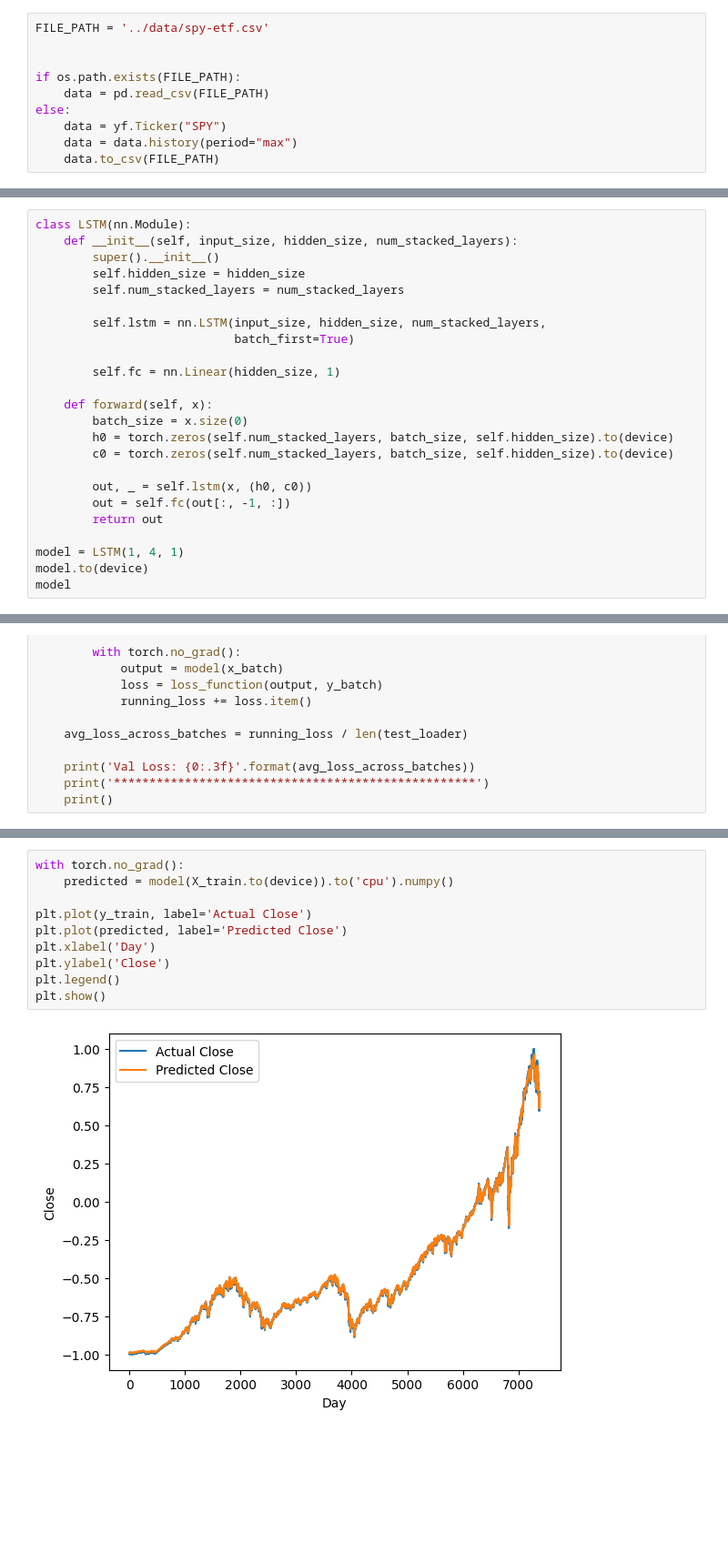
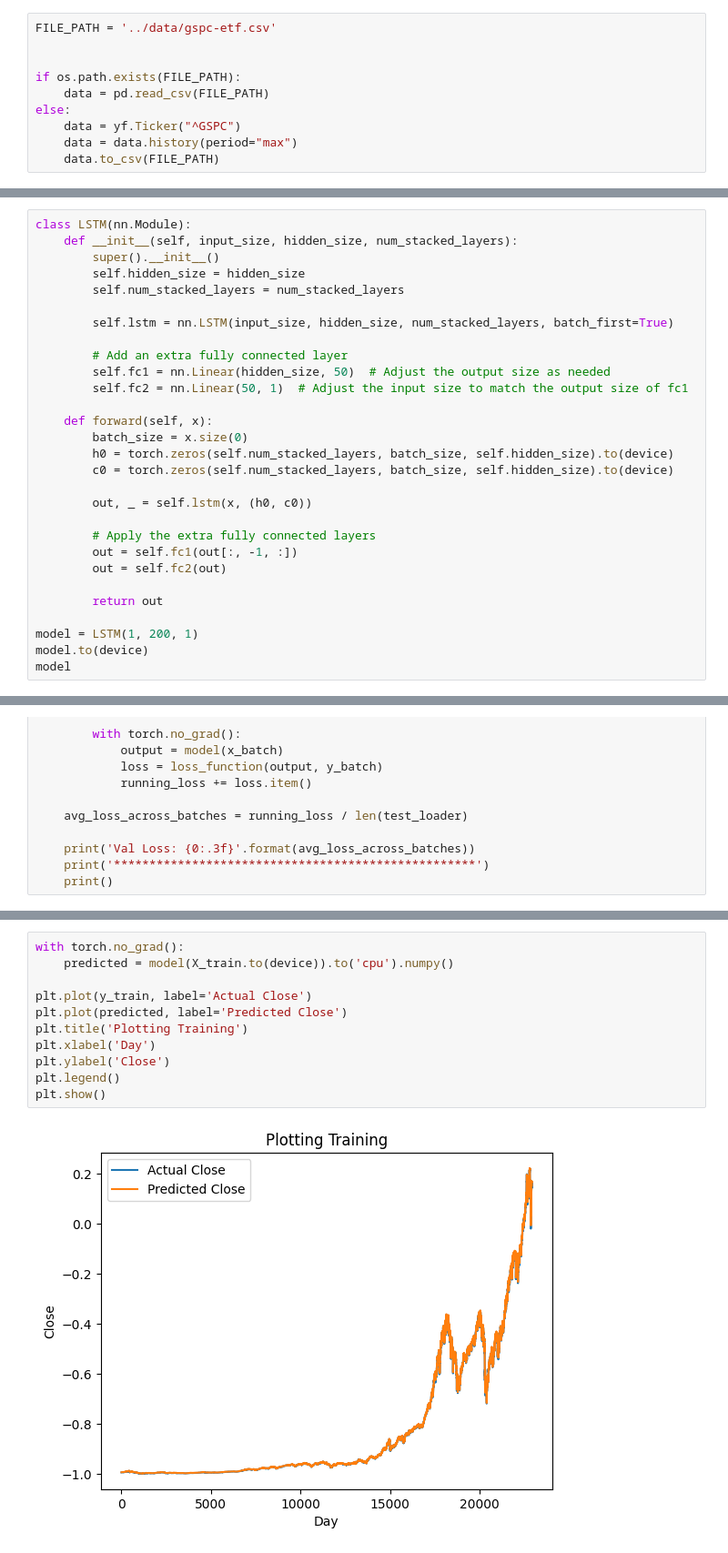
Before and after one commit to jbesoto/spy-etf-rnn-stock-predictor, a Jupyter notebook: notebooks/LSTM_torch.ipynb, the cells around one changed output, grey strips where cells are left out. Shown: that part at 91% size. Saved outputs shown, nothing was run; the diff lists cells and outputs as text; blank space fills up the shorter version.

Commit message:
fixed LSTM torch for GSPC

```diff
--- a/notebooks/LSTM_torch.ipynb
+++ b/notebooks/LSTM_torch.ipynb
@@ -36,13 +7,13 @@ import torch
 import torch.nn as nn
 import yfinance as yf
 # %%
-FILE_PATH = '../data/spy-etf.csv'
+FILE_PATH = '../data/gspc-etf.csv'
 
 
 if os.path.exists(FILE_PATH):
     data = pd.read_csv(FILE_PATH)
 else:
-    data = yf.Ticker("SPY")
+    data = yf.Ticker("^GSPC")
     data = data.history(period="max")
     data.to_csv(FILE_PATH)
 # %%
@@ -274,10 +240,11 @@ class LSTM(nn.Module):
         self.hidden_size = hidden_size
         self.num_stacked_layers = num_stacked_layers
 
-        self.lstm = nn.LSTM(input_size, hidden_size, num_stacked_layers,
-                            batch_first=True)
+        self.lstm = nn.LSTM(input_size, hidden_size, num_stacked_layers, batch_first=True)
 
-        self.fc = nn.Linear(hidden_size, 1)
+        # Add an extra fully connected layer
+        self.fc1 = nn.Linear(hidden_size, 50)  # Adjust the output size as needed
+        self.fc2 = nn.Linear(50, 1)  # Adjust the input size to match the output size of fc1
 
     def forward(self, x):
         batch_size = x.size(0)
@@ -285,10 +252,14 @@ class LSTM(nn.Module):
         c0 = torch.zeros(self.num_stacked_layers, batch_size, self.hidden_size).to(device)
 
         out, _ = self.lstm(x, (h0, c0))
-        out = self.fc(out[:, -1, :])
+
+        # Apply the extra fully connected layers
+        out = self.fc1(out[:, -1, :])
+        out = self.fc2(out)
+
         return out
 
-model = LSTM(1, 4, 1)
+model = LSTM(1, 200, 1)
 model.to(device)
 model
 # %% [output]
@@ -369,15 +340,16 @@ Val Loss: 0.001
 # %%
 with torch.no_grad():
     predicted = model(X_train.to(device)).to('cpu').numpy()
 
 plt.plot(y_train, label='Actual Close')
 plt.plot(predicted, label='Predicted Close')
+plt.title('Plotting Training')
 plt.xlabel('Day')
 plt.ylabel('Close')
 plt.legend()
 plt.show()
 # %% [output]
-[figure, old version]
+[figure, new version]
 # %%
 train_predictions = predicted.flatten()
 
```
Also changed, not shown: parts of 31 cells of this notebook.
